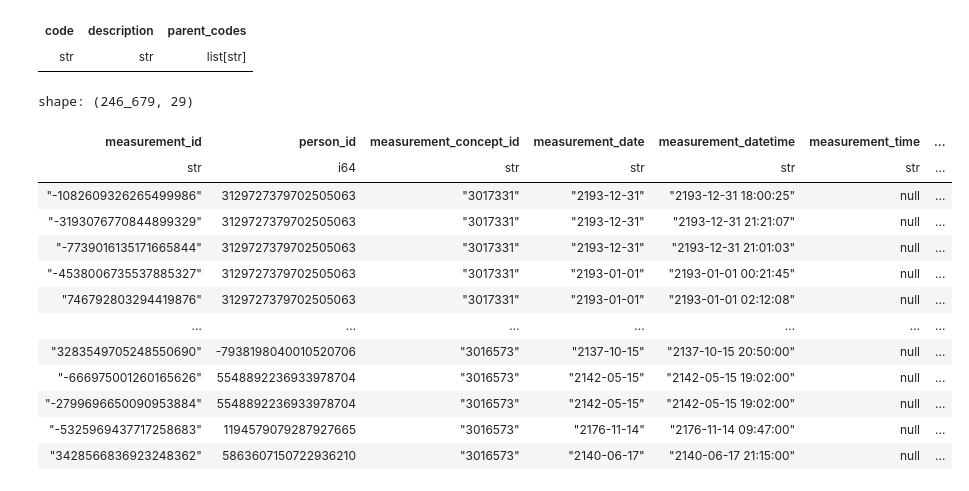
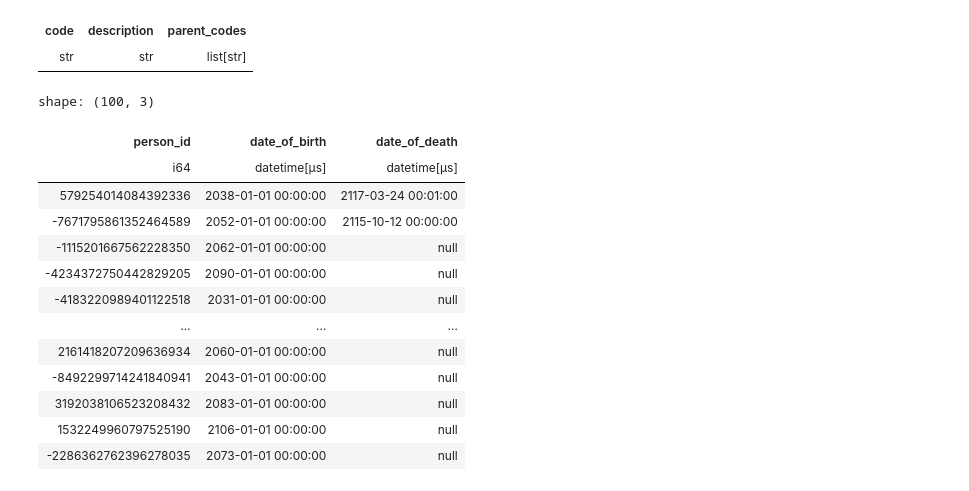
Before and after one commit to rvandewater/OMOP_MEDS, a Jupyter notebook: data_exploration.ipynb, the cells around one changed output. Saved outputs shown, nothing was run; the diff lists cells and outputs as text; code cells hidden in the pictures.

```diff
--- a/data_exploration.ipynb
+++ b/data_exploration.ipynb
@@ -159,19 +159,19 @@ shape: (0, 3)
 | code | description | parent_codes |
 | str | str | list[str] |
 # %%
-pl.read_parquet("/Users/robin/Documents/datasets/meds/miiv_demo_omop/pre_MEDS/measurement.parquet")
+pl.read_parquet("/Users/robin/Documents/datasets/meds/miiv_demo_omop/pre_MEDS/person.parquet")
 # %% [output]
-shape: (246_679, 29)
+shape: (100, 3)
-| measurement_id | person_id | measurement_concept_id | measurement_date | measurement_datetime | measurement_time | ... |
-| str | i64 | str | str | str | str | ... |
-| "-1082609326265499986" | 3129727379702505063 | "3017331" | "2193-12-31" | "2193-12-31 18:00:25" | null | ... |
-| "-3193076770844899329" | 3129727379702505063 | "3017331" | "2193-12-31" | "2193-12-31 21:21:07" | null | ... |
-| "-7739016135171665844" | 3129727379702505063 | "3017331" | "2193-12-31" | "2193-12-31 21:01:03" | null | ... |
-| "-4538006735537885327" | 3129727379702505063 | "3017331" | "2193-01-01" | "2193-01-01 00:21:45" | null | ... |
-| "746792803294419876" | 3129727379702505063 | "3017331" | "2193-01-01" | "2193-01-01 02:12:08" | null | ... |
-| … | … | … | … | … | … | ... |
-| "3283549705248550690" | -7938198040010520706 | "3016573" | "2137-10-15" | "2137-10-15 20:50:00" | null | ... |
-| "-666975001260165626" | 5548892236933978704 | "3016573" | "2142-05-15" | "2142-05-15 19:02:00" | null | ... |
-| "-2799696650090953884" | 5548892236933978704 | "3016573" | "2142-05-15" | "2142-05-15 19:02:00" | null | ... |
-| "-5325969437717258683" | 1194579079287927665 | "3016573" | "2176-11-14" | "2176-11-14 09:47:00" | null | ... |
-| "3428566836923248362" | 5863607150722936210 | "3016573" | "2140-06-17" | "2140-06-17 21:15:00" | null | ... |
+| person_id | date_of_birth | date_of_death |
+| i64 | datetime[μs] | datetime[μs] |
+| 579254014084392336 | 2038-01-01 00:00:00 | 2117-03-24 00:01:00 |
+| -7671795861352464589 | 2052-01-01 00:00:00 | 2115-10-12 00:00:00 |
+| -1115201667562228350 | 2062-01-01 00:00:00 | null |
+| -4234372750442829205 | 2090-01-01 00:00:00 | null |
+| -4183220989401122518 | 2031-01-01 00:00:00 | null |
+| … | … | … |
+| 2161418207209636934 | 2060-01-01 00:00:00 | null |
+| -8492299714241840941 | 2043-01-01 00:00:00 | null |
+| 3192038106523208432 | 2083-01-01 00:00:00 | null |
+| 1532249960797525190 | 2106-01-01 00:00:00 | null |
+| -2286362762396278035 | 2073-01-01 00:00:00 | null |
```
Also changed, not shown: parts of 2 cells of this notebook, 5 other files.
